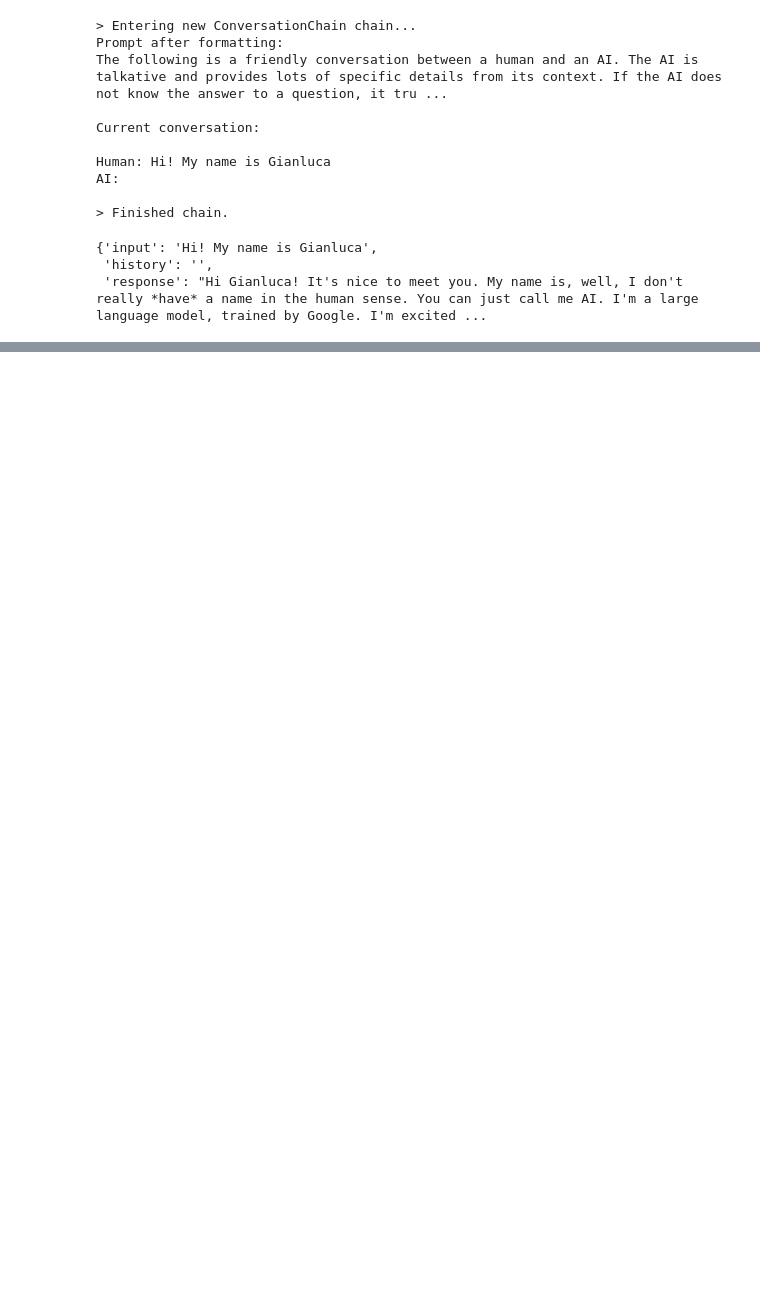
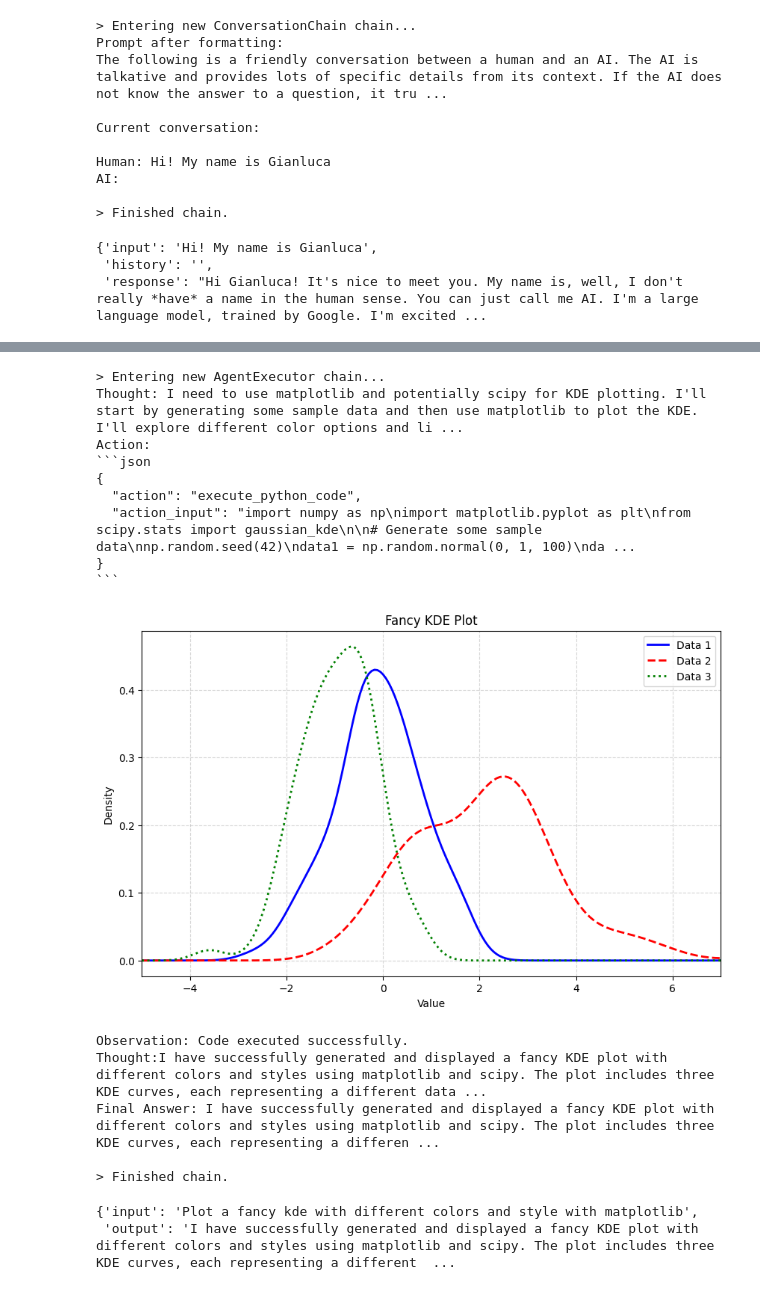
Before and after one commit to cric96/woa-2025-intro-to-langchain, a Jupyter notebook: presentation.ipynb, the cells around one changed output, grey strips where cells are left out. Saved outputs shown, nothing was run; the diff lists cells and outputs as text; code cells hidden in the pictures; blank space fills up the shorter version.

````diff
--- a/presentation.ipynb
+++ b/presentation.ipynb
@@ -690,0 +588,8 @@ index.vectorstore.search("What is the best way to catch a fish?", search_type="s
+# %%
+agent= initialize_agent(
+    tools,
+    chat_gemini,
+    agent=AgentType.CHAT_ZERO_SHOT_REACT_DESCRIPTION,
+    handle_parsing_errors=True,
+    verbose = True
+)
@@ -690,0 +600,55 @@ index.vectorstore.search("What is the best way to catch a fish?", search_type="s
+# %%
+question = "Tom M. Mitchell is an American computer scientist \
+and the Founders University Professor at Carnegie Mellon University (CMU)\
+what book did he write?"
+result = agent(question)
+# %%
+from langchain.agents import tool
+
+@tool
+def execute_python_code(code: str) -> str:
+    """
+    Execute the given Python code and return the result.
+    """
+    try:
+        local_vars = {}
+        # remove ```python and ``` from the code
+        code = code.strip().replace("```python", "").replace("```", "")
+        exec(code, {}, local_vars)
+
+        # Check if there's a result variable defined
+        if 'result' in local_vars:
+            return str(local_vars['result'])
+
+        # If no result variable but stdout was captured, return that
+        return "Code executed successfully."
+    except Exception as e:
+        return str(e)
+# %%
+agent = initialize_agent(
+    [execute_python_code],
+    chat_gemini,
+    agent=AgentType.CHAT_ZERO_SHOT_REACT_DESCRIPTION,
+    handle_parsing_errors=True,
+    verbose = True
+)
+# %%
+agent.invoke("Plot a fancy kde with different colors and style with matplotlib")
+# %% [output]
+> Entering new AgentExecutor chain...
+Thought: I need to use matplotlib and potentially scipy for KDE plotting. I'll start by generating some sample data and then use matplotlib to plot the KDE. I'll explore different color options and li ...
+Action:
+```json
+{
+  "action": "execute_python_code",
+  "action_input": "import numpy as np\nimport matplotlib.pyplot as plt\nfrom scipy.stats import gaussian_kde\n\n# Generate some sample data\nnp.random.seed(42)\ndata1 = np.random.normal(0, 1, 100)\nda ...
+}
+```
+[figure, added]
+Observation: Code executed successfully.
+Thought:I have successfully generated and displayed a fancy KDE plot with different colors and styles using matplotlib and scipy. The plot includes three KDE curves, each representing a different data ...
+Final Answer: I have successfully generated and displayed a fancy KDE plot with different colors and styles using matplotlib and scipy. The plot includes three KDE curves, each representing a differen ...
+
+> Finished chain.
+{'input': 'Plot a fancy kde with different colors and style with matplotlib',
+ 'output': 'I have successfully generated and displayed a fancy KDE plot with different colors and styles using matplotlib and scipy. The plot includes three KDE curves, each representing a different  ...
````
Also changed, not shown: parts of 72 cells of this notebook, 7 other files.
